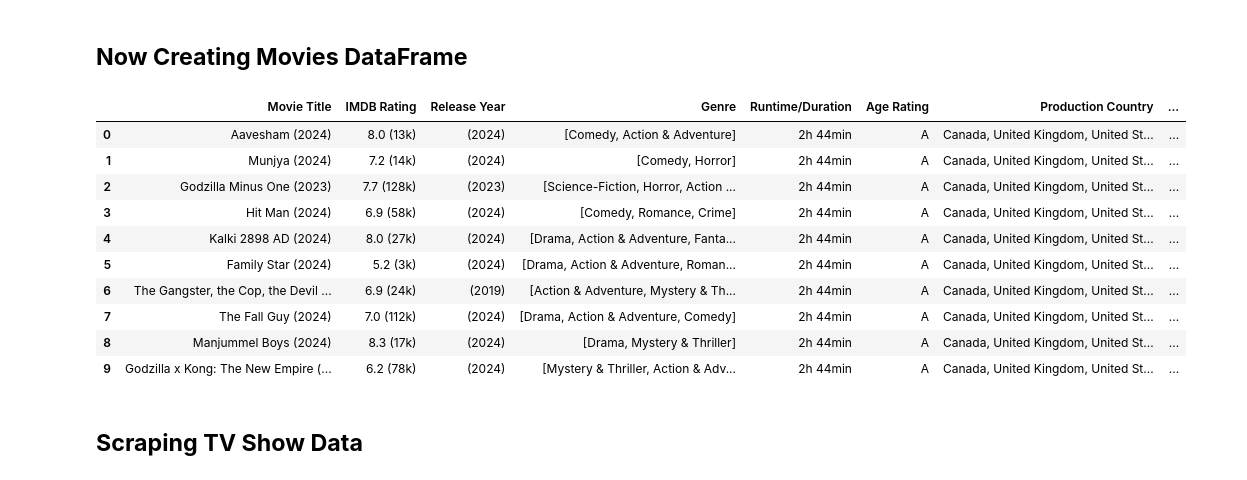
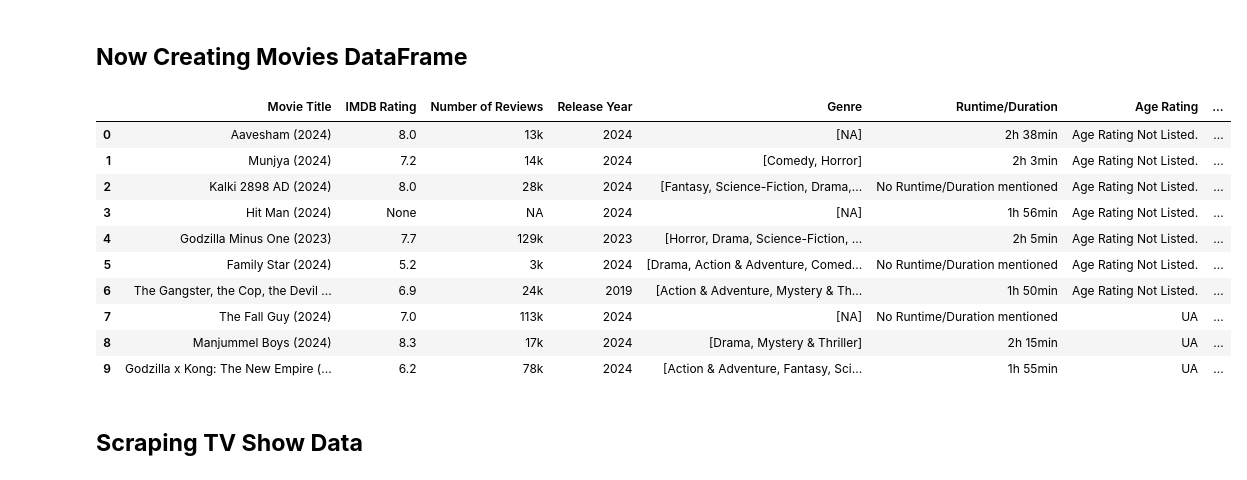
Before and after one commit to Nischay-verma/Just_watch_scrapping, a Jupyter notebook: Numerical_Programming_in_Python_Web_Scraping.ipynb, the cells around one changed output. Drawn from its saved outputs; the diff is of its cells as text; code cells hidden in the pictures.

```diff
--- a/Numerical_Programming_in_Python_Web_Scraping.ipynb
+++ b/Numerical_Programming_in_Python_Web_Scraping.ipynb
@@ -353,7 +415,7 @@ print(len(imdb_list))
 runtime_list=[]
 
 # For every movie title present in movies_title_list
-for movie in movie_title:
+for url in movie_url:
 
     headers = {
             'User-Agent': 'Mozilla/5.0 (Windows NT 10.0; Win64; x64) AppleWebKit/537.36 (KHTML, like Gecko) Chrome/91.0.4472.124 Safari/537.36',
@@ -389,10 +451,10 @@ print(len(runtime_list))
 # %%
 # Write Your Code here
 
-age_rating_list = []# List to store all movie age rating
+age_rating_list = []
 
 # For every movie title present in movies_title_list , Finding their Age Rating
-for movie in movie_title:
+for url in movie_url:
     headers = {
             'User-Agent': 'Mozilla/5.0 (Windows NT 10.0; Win64; x64) AppleWebKit/537.36 (KHTML, like Gecko) Chrome/91.0.4472.124 Safari/537.36',
             'Accept-Language': 'en-US,en;q=0.9',
@@ -427,11 +489,10 @@ print(len(age_rating_list))
 ## **Fetching Production Countries Details**
 # %%
 # Write Your Code here
-production_country_list=[]# List to store all movie production country
+movie_production_country_list=[]# List to store all movie production country
 
 # For every movie title present in movies_title_list , Finding their Production country
 for movie in movie_title:
-
     headers = {
             'User-Agent': 'Mozilla/5.0 (Windows NT 10.0; Win64; x64) AppleWebKit/537.36 (KHTML, like Gecko) Chrome/91.0.4472.124 Safari/537.36',
             'Accept-Language': 'en-US,en;q=0.9',
@@ -439,8 +500,9 @@ for movie in movie_title:
             'Accept': 'text/html,application/xhtml+xml,application/xml;q=0.9,image/webp,*/*;q=0.8',
         }
 
+    # Constructing the absolute URL for fetching each movie
     response_g = requests.get(url, headers=headers)
-    soup = BeautifulSoup(response.text,'html.parser')
+    soup = BeautifulSoup(response_g.text,'html.parser')
 
     # Selecting only those h3 whose sub-heading inside details- infos is 'Production Country'
     h3_element = soup.find('h3', class_='detail-infos__subheading', string=' Production country ')
@@ -450,12 +512,11 @@ for movie in movie_title:
         div_element = h3_element.find_next_sibling('div', class_='detail-infos__value')
 
         if div_element:
-            production_country_list.append(div_element.text.strip())
+            movie_production_country_list.append(div_element.text.strip())
         else:
-            production_country_list.append("Production Country Not Listed")
+            movie_production_country_list.append("Production Country Not Listed")
     else:
-       production_country_list.append("Production Country Not Listed")
-
-print(production_country_list)
-print(len(production_country_list))
+       movie_production_country_list.append("Production Country Not Listed")
+print(movie_production_country_list)
+print(len(movie_production_country_list))
 # %% [output]
@@ -468,7 +529,7 @@ print(len(production_country_list))
 streaming_list=[]# List to store all movie streaming platform
 
 # For every movie title present in movies_title_list , Finding their Streaming Platform
-for i in movie_url:
+for url in movie_url:
 
     headers = {
             'User-Agent': 'Mozilla/5.0 (Windows NT 10.0; Win64; x64) AppleWebKit/537.36 (KHTML, like Gecko) Chrome/91.0.4472.124 Safari/537.36',
@@ -478,7 +539,7 @@ for i in movie_url:
         }
 
     response_g = requests.get(url, headers=headers)
-    soup = BeautifulSoup(response.text,'html.parser')
+    soup = BeautifulSoup(response_g.text,'html.parser')
 
     # Finding the outer div element with the class "buybox-row stream"
     outer_div = soup.find('div', class_='buybox-row stream')
@@ -516,30 +577,32 @@ print(len(streaming_list))
 # %%
 # Write Your Code here
 data_movies = {
     'Movie Title':movie_title,
-    'IMDB Rating':imdb_list,
+    'IMDB Rating':imdb_ratings,
+    'Number of Reviews':reviews,
     'Release Year': release_years,
     'Genre':genre_list,
     'Runtime/Duration':runtime_list,
     'Age Rating':age_rating_list,
-    'Production Country':production_country_list,
-    'Streaming Platform':movie_url
+    'Production Country':movie_production_country_list,
+    'Streaming Platform':streaming_list,
+    'URL':movie_url
 }
 
 df_movies = pd.DataFrame(data_movies)
 df_movies.head(10)
 # %% [output]
-|  | Movie Title | IMDB Rating | Release Year | Genre | Runtime/Duration | Age Rating | Production Country | ... |
-| 0 | Aavesham (2024) | 8.0 (13k) | (2024) | [Comedy, Action & Adventure] | 2h 44min | A | Canada, United Kingdom, United St... | ... |
-| 1 | Munjya (2024) | 7.2 (14k) | (2024) | [Comedy, Horror] | 2h 44min | A | Canada, United Kingdom, United St... | ... |
-| 2 | Godzilla Minus One (2023) | 7.7 (128k) | (2023) | [Science-Fiction, Horror, Action ... | 2h 44min | A | Canada, United Kingdom, United St... | ... |
-| 3 | Hit Man (2024) | 6.9 (58k) | (2024) | [Comedy, Romance, Crime] | 2h 44min | A | Canada, United Kingdom, United St... | ... |
-| 4 | Kalki 2898 AD (2024) | 8.0 (27k) | (2024) | [Drama, Action & Adventure, Fanta... | 2h 44min | A | Canada, United Kingdom, United St... | ... |
-| 5 | Family Star (2024) | 5.2 (3k) | (2024) | [Drama, Action & Adventure, Roman... | 2h 44min | A | Canada, United Kingdom, United St... | ... |
-| 6 | The Gangster, the Cop, the Devil ... | 6.9 (24k) | (2019) | [Action & Adventure, Mystery & Th... | 2h 44min | A | Canada, United Kingdom, United St... | ... |
-| 7 | The Fall Guy (2024) | 7.0 (112k) | (2024) | [Drama, Action & Adventure, Comedy] | 2h 44min | A | Canada, United Kingdom, United St... | ... |
-| 8 | Manjummel Boys (2024) | 8.3 (17k) | (2024) | [Drama, Mystery & Thriller] | 2h 44min | A | Canada, United Kingdom, United St... | ... |
-| 9 | Godzilla x Kong: The New Empire (... | 6.2 (78k) | (2024) | [Mystery & Thriller, Action & Adv... | 2h 44min | A | Canada, United Kingdom, United St... | ... |
+|  | Movie Title | IMDB Rating | Number of Reviews | Release Year | Genre | Runtime/Duration | Age Rating | ... |
+| 0 | Aavesham (2024) | 8.0 | 13k | 2024 | [NA] | 2h 38min | Age Rating Not Listed. | ... |
+| 1 | Munjya (2024) | 7.2 | 14k | 2024 | [Comedy, Horror] | 2h 3min | Age Rating Not Listed. | ... |
+| 2 | Kalki 2898 AD (2024) | 8.0 | 28k | 2024 | [Fantasy, Science-Fiction, Drama,... | No Runtime/Duration mentioned | Age Rating Not Listed. | ... |
+| 3 | Hit Man (2024) | None | NA | 2024 | [NA] | 1h 56min | Age Rating Not Listed. | ... |
+| 4 | Godzilla Minus One (2023) | 7.7 | 129k | 2023 | [Horror, Drama, Science-Fiction, ... | 2h 5min | Age Rating Not Listed. | ... |
+| 5 | Family Star (2024) | 5.2 | 3k | 2024 | [Drama, Action & Adventure, Comed... | No Runtime/Duration mentioned | Age Rating Not Listed. | ... |
+| 6 | The Gangster, the Cop, the Devil ... | 6.9 | 24k | 2019 | [Action & Adventure, Mystery & Th... | 1h 50min | Age Rating Not Listed. | ... |
+| 7 | The Fall Guy (2024) | 7.0 | 113k | 2024 | [NA] | No Runtime/Duration mentioned | UA | ... |
+| 8 | Manjummel Boys (2024) | 8.3 | 17k | 2024 | [Drama, Mystery & Thriller] | 2h 15min | UA | ... |
+| 9 | Godzilla x Kong: The New Empire (... | 6.2 | 78k | 2024 | [Action & Adventure, Fantasy, Sci... | 1h 55min | UA | ... |
 # %% [markdown]
 ## **Scraping TV  Show Data**
 # %%
```
Also changed, not shown: parts of 60 cells of this notebook.
